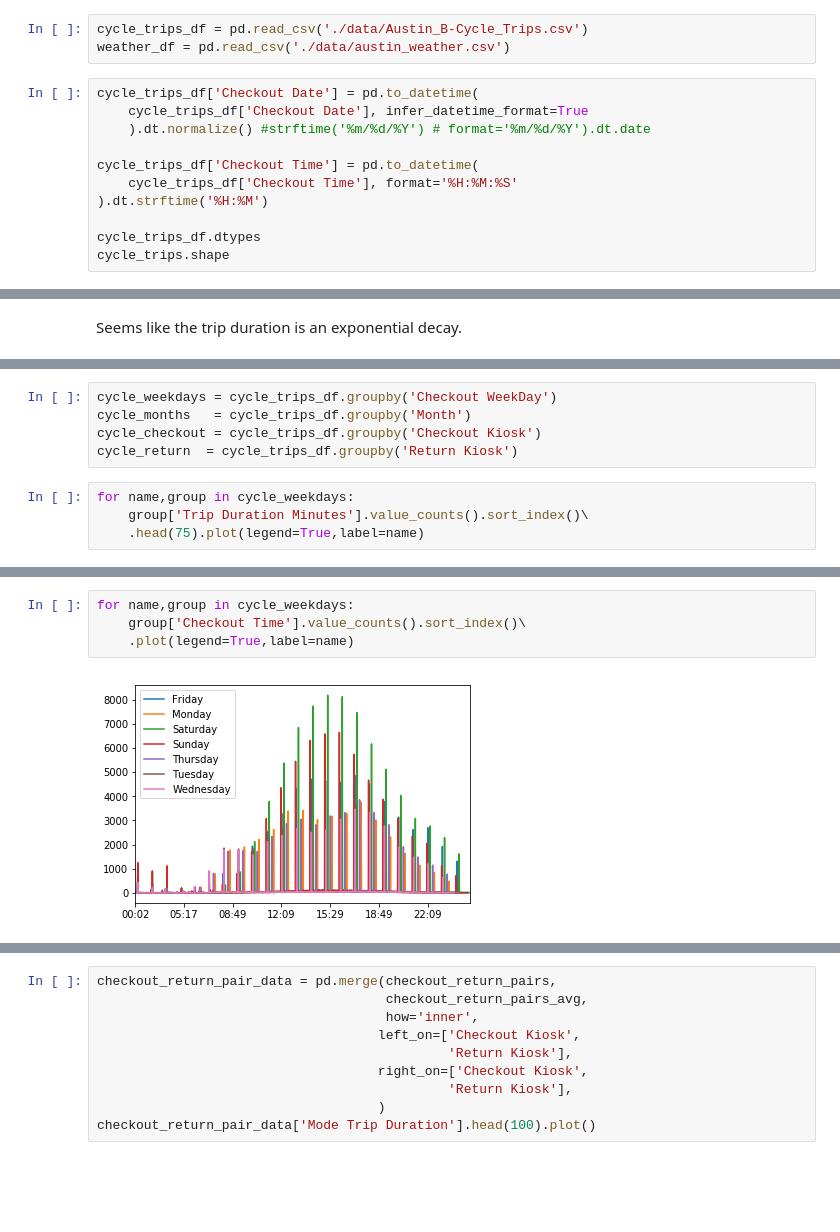
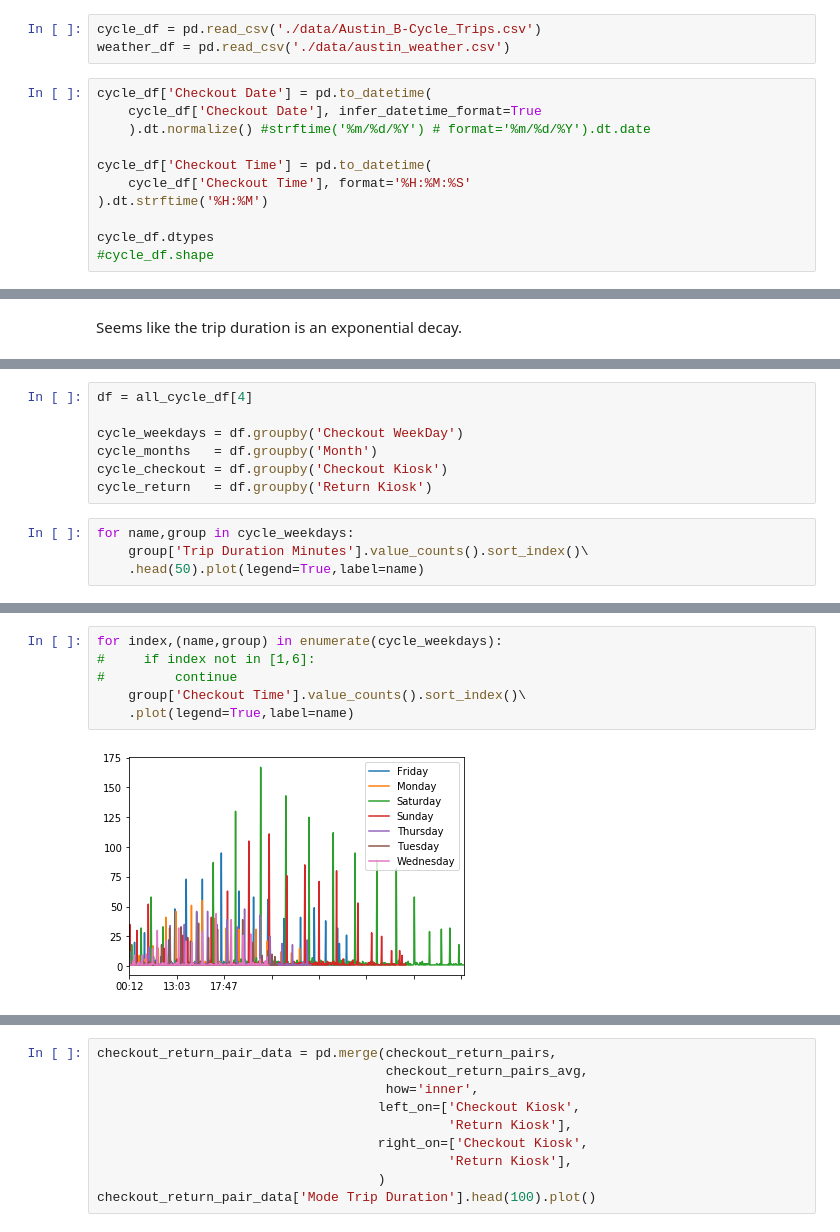
Before and after one commit to danny305/Austin-bike-project, a Jupyter notebook: danny_data_exploration.ipynb, the cells around one changed output, grey strips where cells are left out. Cells and saved outputs as stored; diff of their text form; blank space fills up the shorter version.

Commit message:
Made some progress exploring the bike data.

```diff
--- a/danny_data_exploration.ipynb
+++ b/danny_data_exploration.ipynb
@@ -21,17 +21,17 @@ status
 # %% [output]
 True
 # %%
-cycle_trips_df = pd.read_csv('./data/Austin_B-Cycle_Trips.csv')
+cycle_df = pd.read_csv('./data/Austin_B-Cycle_Trips.csv')
 weather_df = pd.read_csv('./data/austin_weather.csv')
 # %%
-cycle_trips_df['Checkout Date'] = pd.to_datetime(
-    cycle_trips_df['Checkout Date'], infer_datetime_format=True
+cycle_df['Checkout Date'] = pd.to_datetime(
+    cycle_df['Checkout Date'], infer_datetime_format=True
     ).dt.normalize() #strftime('%m/%d/%Y') # format='%m/%d/%Y').dt.date
 
-cycle_trips_df['Checkout Time'] = pd.to_datetime(
-    cycle_trips_df['Checkout Time'], format='%H:%M:%S'
+cycle_df['Checkout Time'] = pd.to_datetime(
+    cycle_df['Checkout Time'], format='%H:%M:%S'
 ).dt.strftime('%H:%M')
 
-cycle_trips_df.dtypes
-cycle_trips.shape
+cycle_df.dtypes
+#cycle_df.shape
 # %% [output]
@@ -139,12 +214,14 @@ cycle_trips_df['Checkout WeekDay'].head()
 4    Sunday
 Name: Checkout WeekDay, dtype: object
 # %%
-cycle_weekdays = cycle_trips_df.groupby('Checkout WeekDay')
-cycle_months   = cycle_trips_df.groupby('Month')
-cycle_checkout = cycle_trips_df.groupby('Checkout Kiosk')
-cycle_return  = cycle_trips_df.groupby('Return Kiosk')
+df = all_cycle_df[4]
+
+cycle_weekdays = df.groupby('Checkout WeekDay')
+cycle_months   = df.groupby('Month')
+cycle_checkout = df.groupby('Checkout Kiosk')
+cycle_return   = df.groupby('Return Kiosk')
 # %%
 for name,group in cycle_weekdays:
     group['Trip Duration Minutes'].value_counts().sort_index()\
-    .head(75).plot(legend=True,label=name)
+    .head(50).plot(legend=True,label=name)
 # %% [output]
@@ -152,6 +234,8 @@ for name,group in cycle_weekdays:
 # %%
-for name,group in cycle_weekdays:
+for index,(name,group) in enumerate(cycle_weekdays):
+#     if index not in [1,6]:
+#         continue
     group['Checkout Time'].value_counts().sort_index()\
     .plot(legend=True,label=name)
 # %% [output]
-[figure, old version]
+[figure, new version]
```
Also changed, not shown: parts of 23 cells of this notebook.
